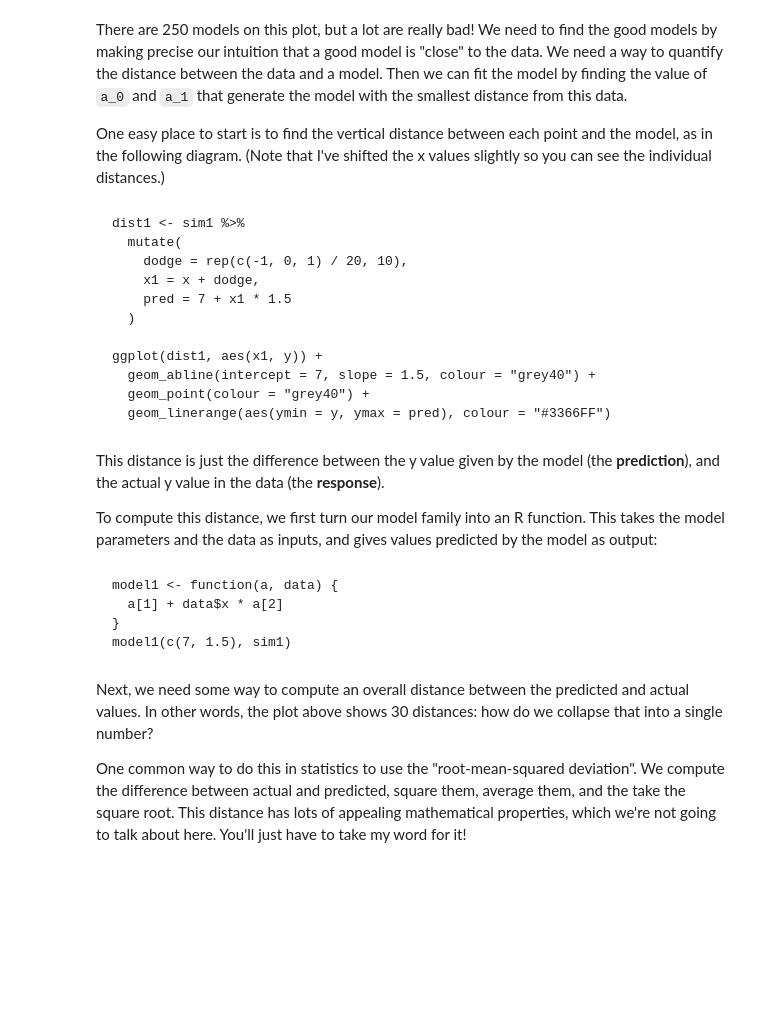
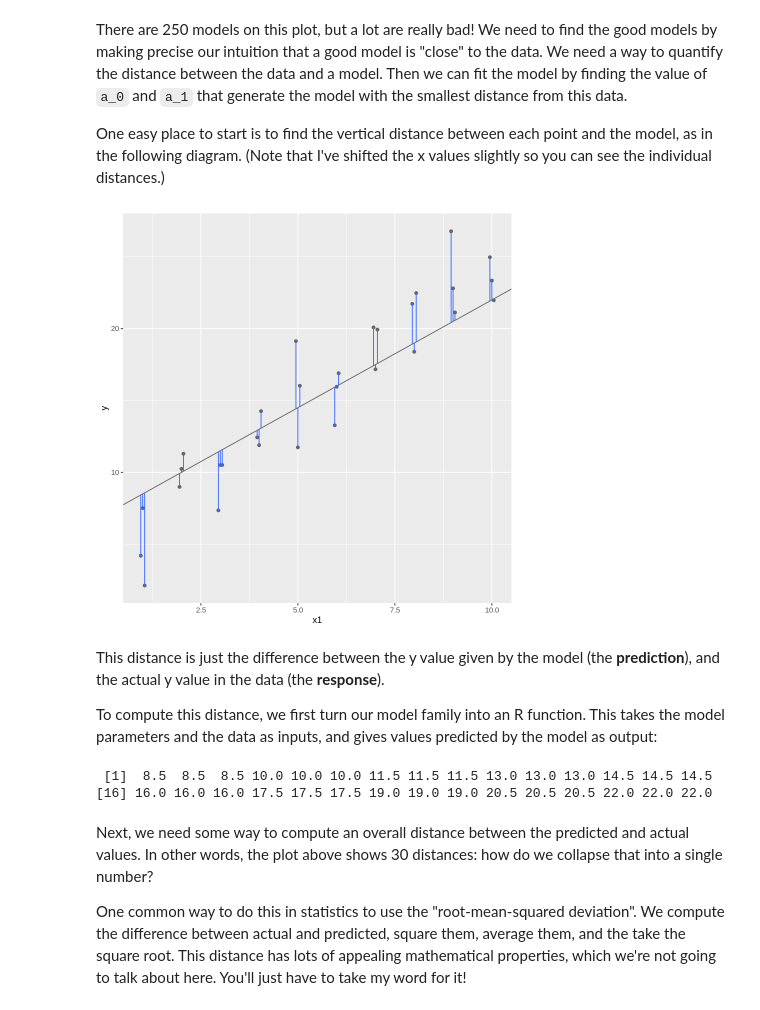
Before and after one commit to fralfaro/r4ds-book, a Jupyter notebook: docs/23_model_basics.ipynb, the cells around one changed output. Cells and saved outputs as stored; diff of their text form; code cells hidden in the pictures; blank space fills up the shorter version.

````diff
--- a/docs/23_model_basics.ipynb
+++ b/docs/23_model_basics.ipynb
@@ -86,34 +94,33 @@ ggplot(sim1, aes(x, y)) +
 There are 250 models on this plot, but a lot are really bad! We need to find the good models by making precise our intuition that a good model is "close" to the data. We need a way to quantify the distance between the data and a model. Then we can fit the model by finding the value of `a_0` and `a_1` that generate the model with the smallest distance from this data.
 
 One easy place to start is to find the vertical distance between each point and the model, as in the following diagram. (Note that I've shifted the x values slightly so you can see the individual distances.)
-# %% [markdown]
-
-```{r, echo = FALSE}
-dist1 <- sim1 %>%
-  mutate(
-    dodge = rep(c(-1, 0, 1) / 20, 10),
-    x1 = x + dodge,
-    pred = 7 + x1 * 1.5
-  )
-
-ggplot(dist1, aes(x1, y)) +
-  geom_abline(intercept = 7, slope = 1.5, colour = "grey40") +
-  geom_point(colour = "grey40") +
-  geom_linerange(aes(ymin = y, ymax = pred), colour = "#3366FF")
-```
+# %%
+dist1 <- sim1 %>%
+  mutate(
+    dodge = rep(c(-1, 0, 1) / 20, 10),
+    x1 = x + dodge,
+    pred = 7 + x1 * 1.5
+  )
+
+ggplot(dist1, aes(x1, y)) +
+  geom_abline(intercept = 7, slope = 1.5, colour = "grey40") +
+  geom_point(colour = "grey40") +
+  geom_linerange(aes(ymin = y, ymax = pred), colour = "#3366FF")
+# %% [output]
+[figure, added]
 # %% [markdown]
 
 This distance is just the difference between the y value given by the model (the __prediction__), and the actual y value in the data (the __response__).
 
 To compute this distance, we first turn our model family into an R function. This takes the model parameters and the data as inputs, and gives values predicted by the model as output:
-# %% [markdown]
-
-```{r}
-model1 <- function(a, data) {
-  a[1] + data$x * a[2]
-}
-model1(c(7, 1.5), sim1)
-```
+# %%
+model1 <- function(a, data) {
+  a[1] + data$x * a[2]
+}
+model1(c(7, 1.5), sim1)
+# %% [output]
+ [1]  8.5  8.5  8.5 10.0 10.0 10.0 11.5 11.5 11.5 13.0 13.0 13.0 14.5 14.5 14.5
+[16] 16.0 16.0 16.0 17.5 17.5 17.5 19.0 19.0 19.0 20.5 20.5 20.5 22.0 22.0 22.0
 # %% [markdown]
 
 Next, we need some way to compute an overall distance between the predicted and actual values. In other words, the plot above shows 30 distances: how do we collapse that into a single number?
````
Also changed, not shown: parts of 96 cells of this notebook.
